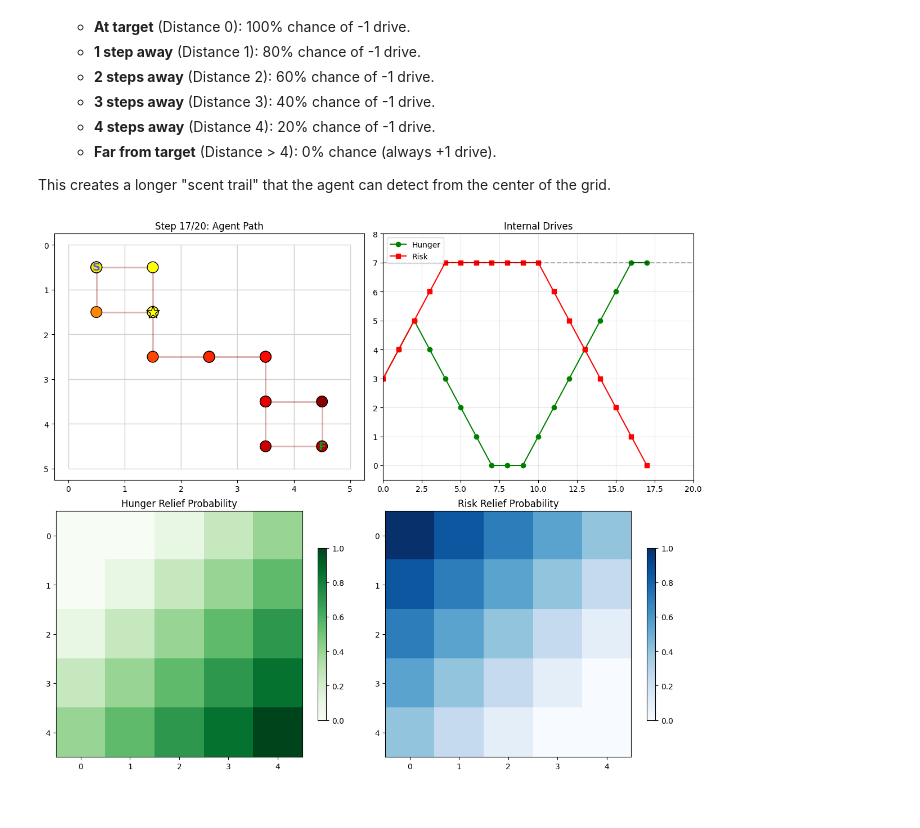
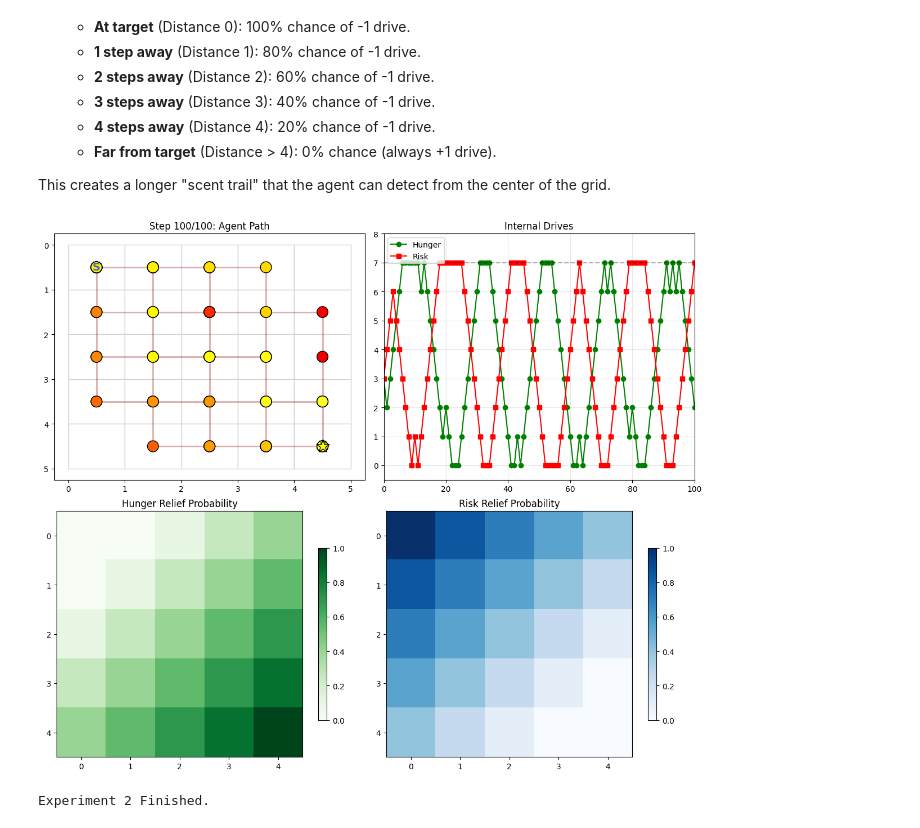
Before and after one commit to Ryan-Palmer/Active-Inference-Agent, a Jupyter notebook: docs/notebooks/Forager.ipynb, the cells around one changed output. Drawn from its saved outputs; the diff is of its cells as text; code cells hidden in the pictures.

Commit message:
We can use a policy length of two now that we have such a wide reward distribution

```diff
--- a/docs/notebooks/Forager.ipynb
+++ b/docs/notebooks/Forager.ipynb
@@ -1164,7 +1164,7 @@ if n_hunger > 2:
         C[1][i] = penalty_approach2 * scale
 
 # Agent
-policy_len2 = 5
+policy_len2 = 2
 my_agent2 = Agent(A=A2, B=B2, C=C, D=D2, policy_len=policy_len2,
                   B_factor_list=B_factor_list, control_fac_idx=control_fac_idx)
 
@@ -1172,7 +1172,7 @@ my_agent2 = Agent(A=A2, B=B2, C=C, D=D2, policy_len=policy_len2,
 from IPython.display import clear_output, display
 import time
 
-T2 = 20 # Increased duration to see oscillation
+T2 = 100 # Increased duration to see oscillation
 history_of_locs2 = [starting_loc2]
 history_of_hunger2 = [initial_hunger2]
 history_of_risk2 = [initial_risk2]
@@ -1242,31 +1242,32 @@ for t in range(T2):
     ax_path.text(shelter_location2[1]+0.5, shelter_location2[0]+0.5, 'S', ha='center', va='center', fontweight='bold', color='royalblue', fontsize=14)
 
     # 2. Stats (Top Right)
     ax_stats = axes[0, 1]
     ax_stats.set_title("Internal Drives")
     ax_stats.plot(history_of_hunger2, 'g-o', label='Hunger')
     ax_stats.plot(history_of_risk2, 'r-s', label='Risk')
     ax_stats.axhline(y=max_hunger, color='k', linestyle='--', alpha=0.3)
     ax_stats.set_xlim(0, T2)
     ax_stats.set_ylim(-0.5, max(max_hunger, max_risk)+1)
     ax_stats.legend(loc='upper left')
     ax_stats.grid(True, alpha=0.3)
 
     # 3. Hunger Map (Bottom Left)
     ax_map1 = axes[1, 0]
     ax_map1.set_title("Hunger Relief Probability")
     im1 = ax_map1.imshow(hunger_grid, cmap='Greens', vmin=0, vmax=1.0)
     fig.colorbar(im1, ax=ax_map1, shrink=0.7)
 
     # 4. Risk Map (Bottom Right)
     ax_map2 = axes[1, 1]
     ax_map2.set_title("Risk Relief Probability")
     im2 = ax_map2.imshow(risk_grid, cmap='Blues', vmin=0, vmax=1.0)
     fig.colorbar(im2, ax=ax_map2, shrink=0.7)
 
     plt.tight_layout()
     plt.show()
 
 print("Experiment 2 Finished.")
 # %% [output]
-[figure, old version]
+[figure, new version]
+Experiment 2 Finished.
```
